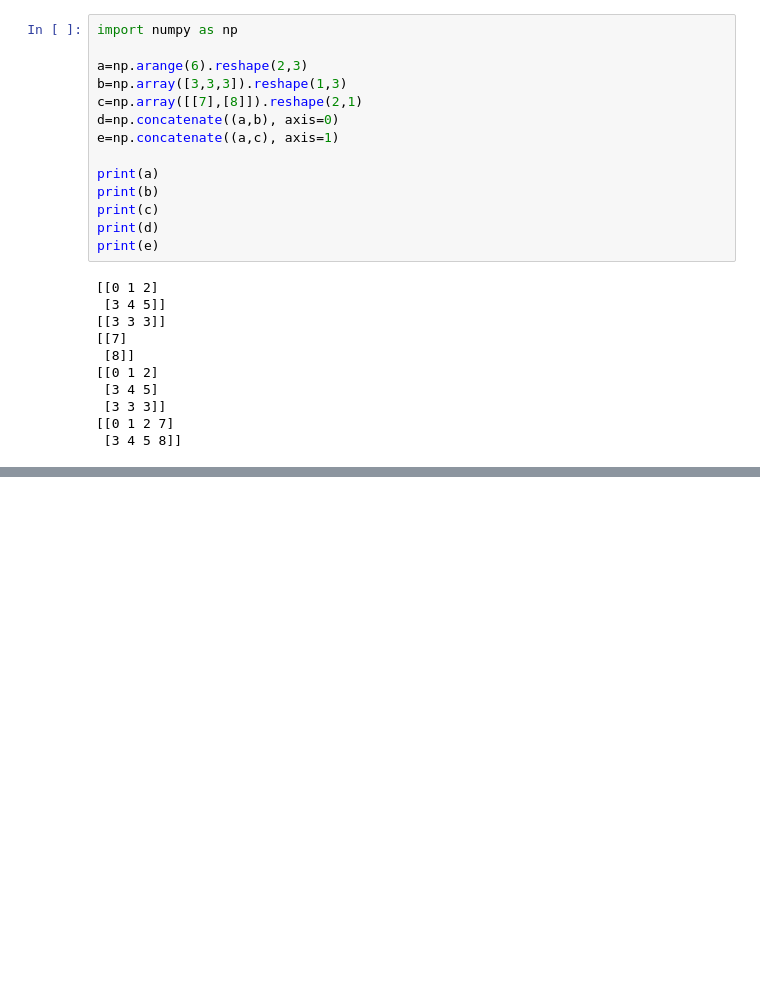
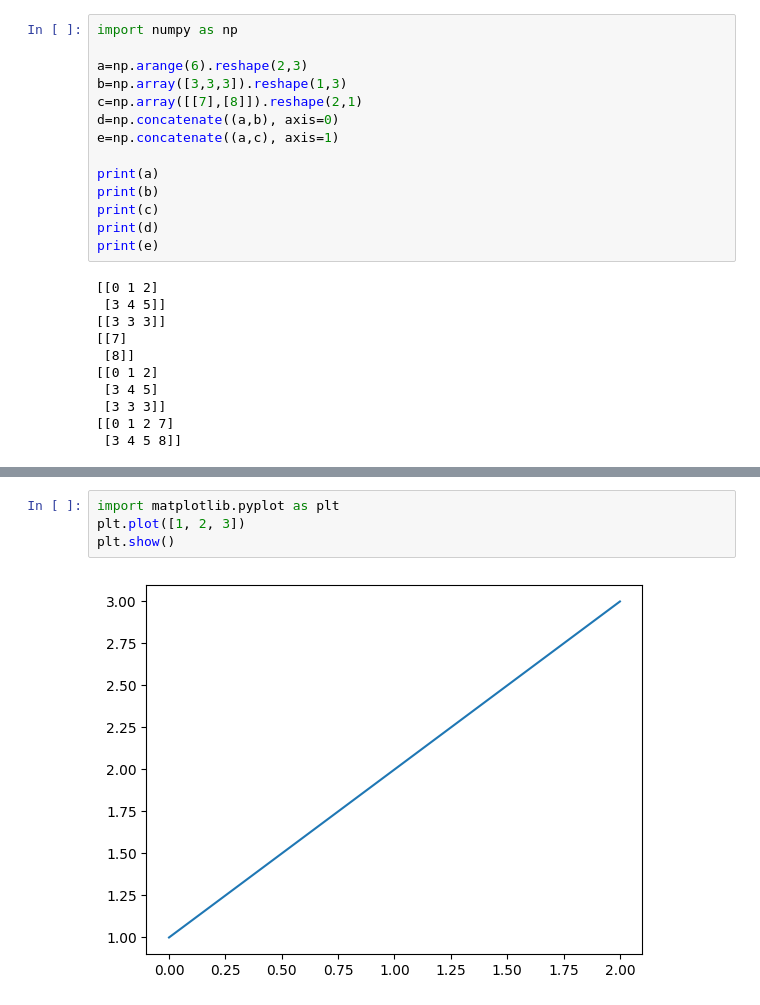
Before and after one commit to chicago007/test2, a Jupyter notebook: HYCU_인공지능.ipynb, the cells around one changed output, grey strips where cells are left out. Saved outputs shown, nothing was run; the diff lists cells and outputs as text; blank space fills up the shorter version.

```diff
--- a/HYCU_인공지능.ipynb
+++ b/HYCU_인공지능.ipynb
@@ -227,0 +310,6 @@ print(e)
+# %%
+import matplotlib.pyplot as plt
+plt.plot([1, 2, 3])
+plt.show()
+# %% [output]
+[figure, added]
```
Also changed, not shown: parts of 48 cells of this notebook.
